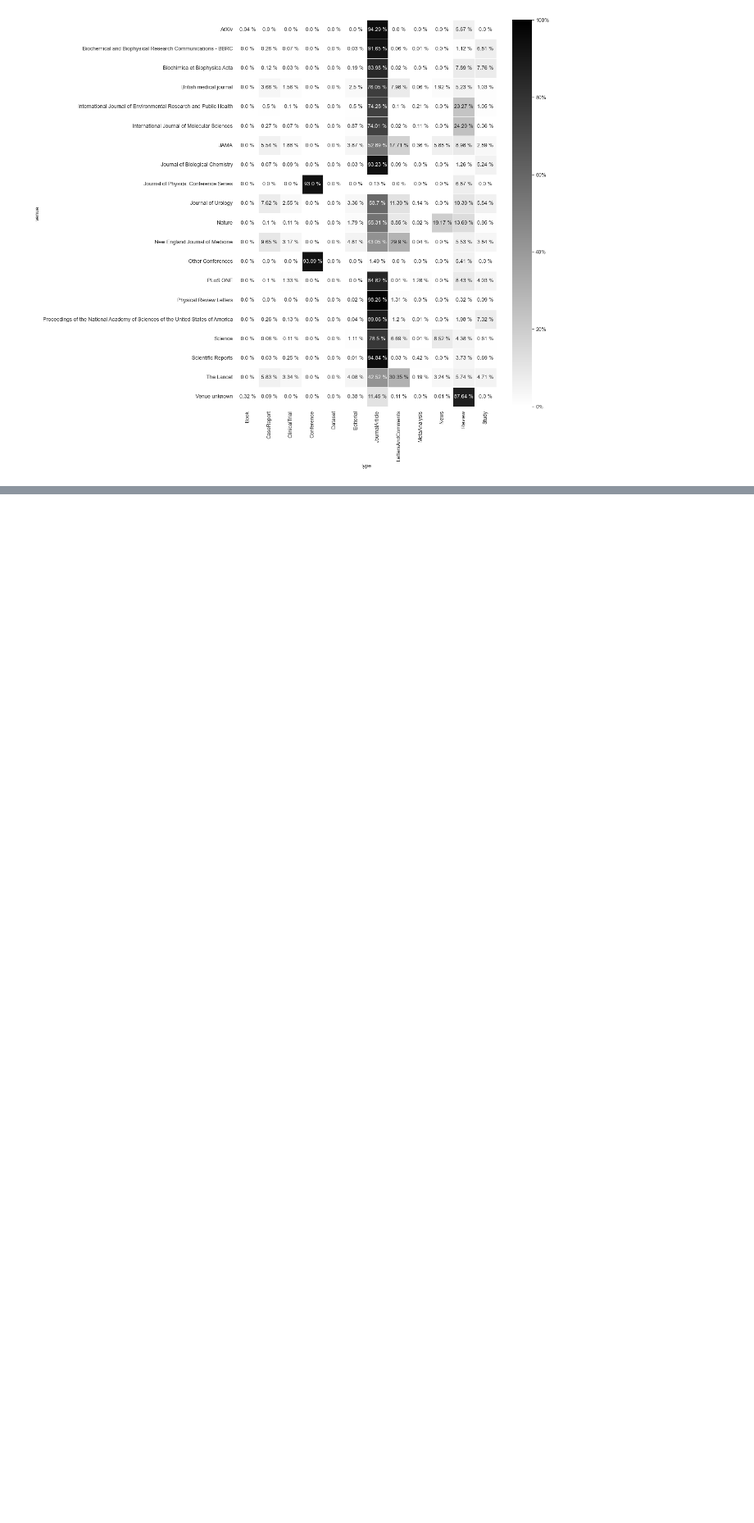
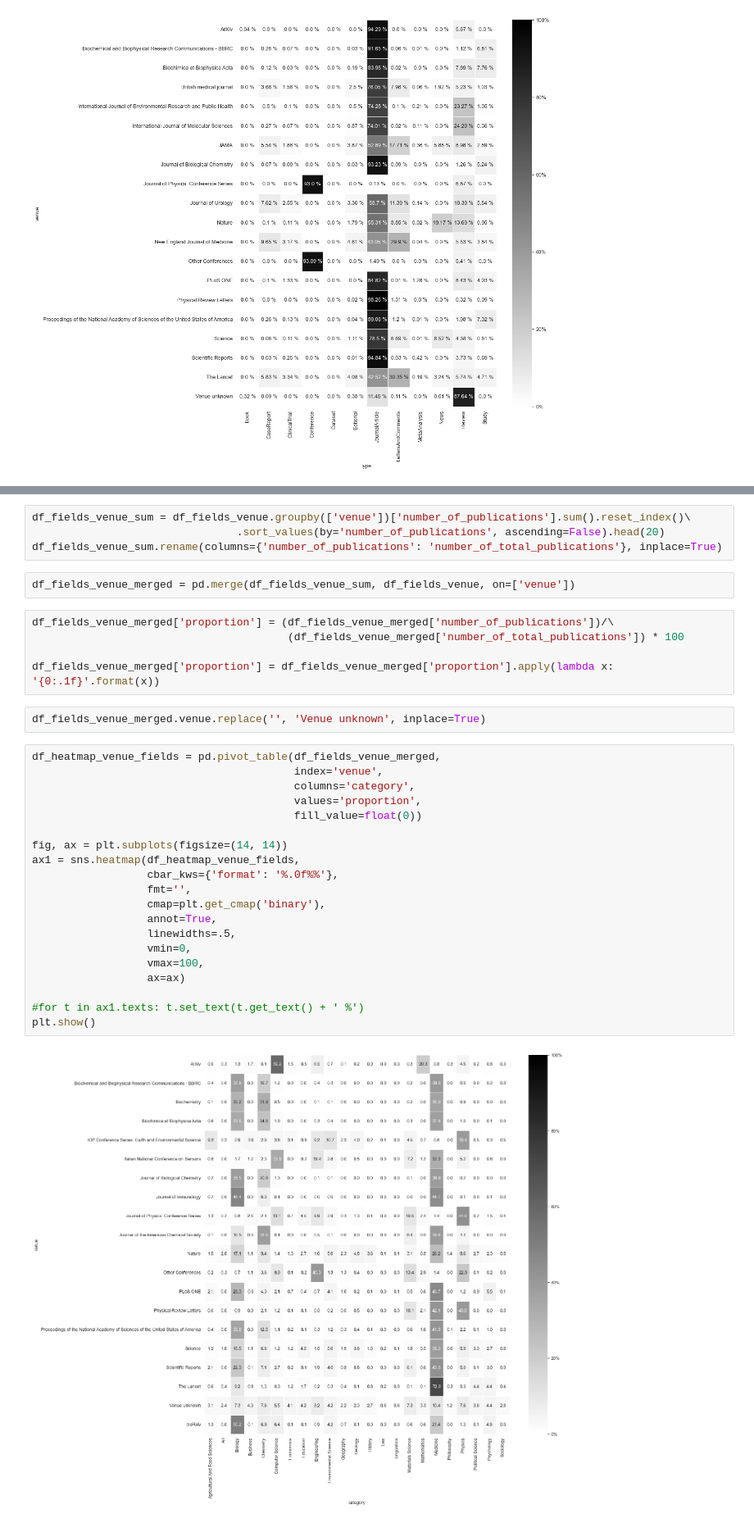
Before and after one commit to naustica/MA, a Jupyter notebook: Codebook.ipynb, the cells around one changed output, grey strips where cells are left out. Shown at 82% size. Cells and saved outputs as stored; diff of their text form; blank space fills up the shorter version.

```diff
--- a/Codebook.ipynb
+++ b/Codebook.ipynb
@@ -381,0 +454,35 @@ plt.show()
+# %%
+df_fields_venue_sum = df_fields_venue.groupby(['venue'])['number_of_publications'].sum().reset_index()\
+                                .sort_values(by='number_of_publications', ascending=False).head(20)
+df_fields_venue_sum.rename(columns={'number_of_publications': 'number_of_total_publications'}, inplace=True)
+# %%
+df_fields_venue_merged = pd.merge(df_fields_venue_sum, df_fields_venue, on=['venue'])
+# %%
+df_fields_venue_merged['proportion'] = (df_fields_venue_merged['number_of_publications'])/\
+                                        (df_fields_venue_merged['number_of_total_publications']) * 100
+
+df_fields_venue_merged['proportion'] = df_fields_venue_merged['proportion'].apply(lambda x: '{0:.1f}'.format(x))
+# %%
+df_fields_venue_merged.venue.replace('', 'Venue unknown', inplace=True)
+# %%
+df_heatmap_venue_fields = pd.pivot_table(df_fields_venue_merged,
+                                         index='venue',
+                                         columns='category',
+                                         values='proportion',
+                                         fill_value=float(0))
+
+fig, ax = plt.subplots(figsize=(14, 14))
+ax1 = sns.heatmap(df_heatmap_venue_fields,
+                  cbar_kws={'format': '%.0f%%'},
+                  fmt='',
+                  cmap=plt.get_cmap('binary'),
+                  annot=True,
+                  linewidths=.5,
+                  vmin=0,
+                  vmax=100,
+                  ax=ax)
+
+#for t in ax1.texts: t.set_text(t.get_text() + ' %')
+plt.show()
+# %% [output]
+[figure, added]
```
Also changed, not shown: parts of 17 cells of this notebook.
